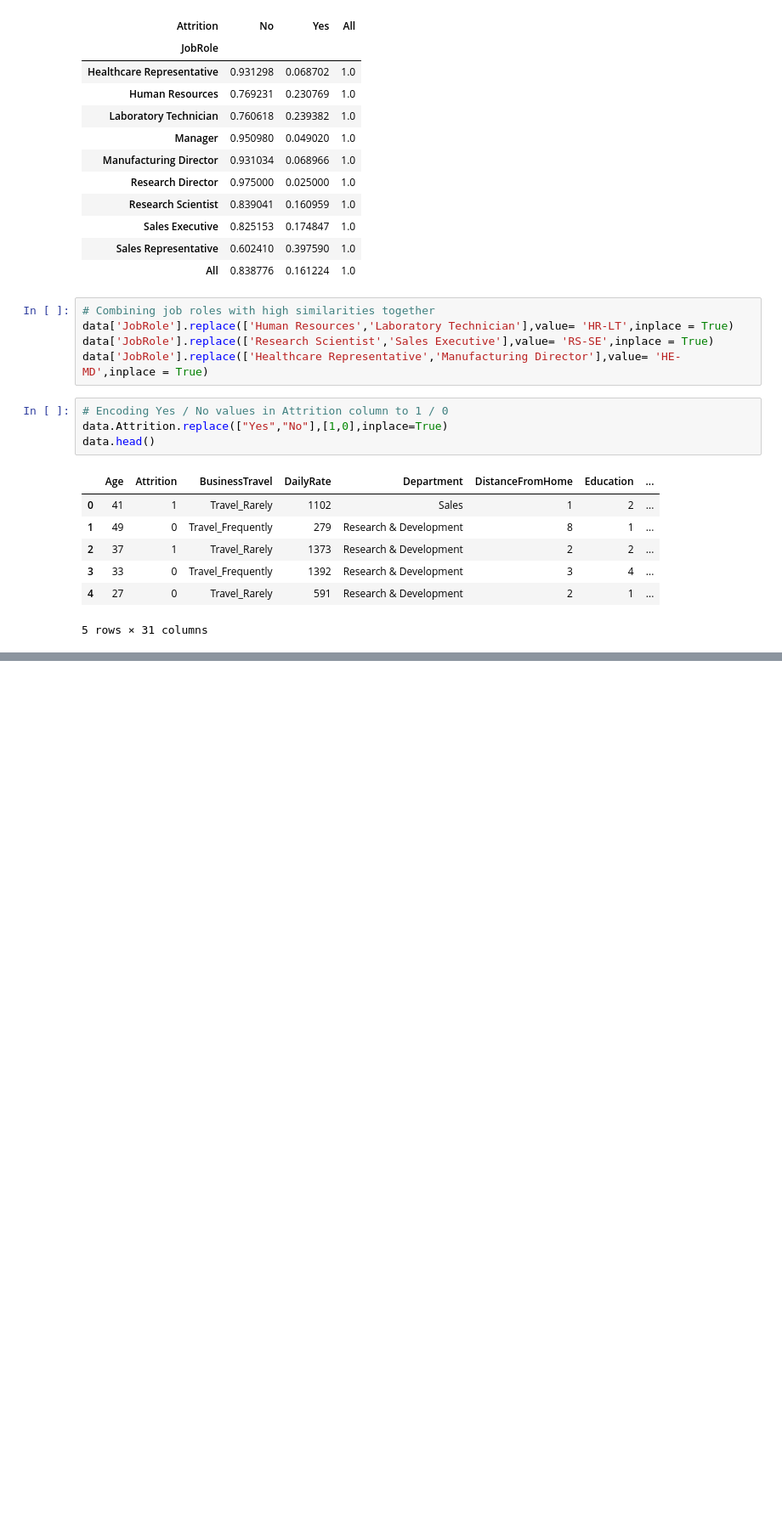
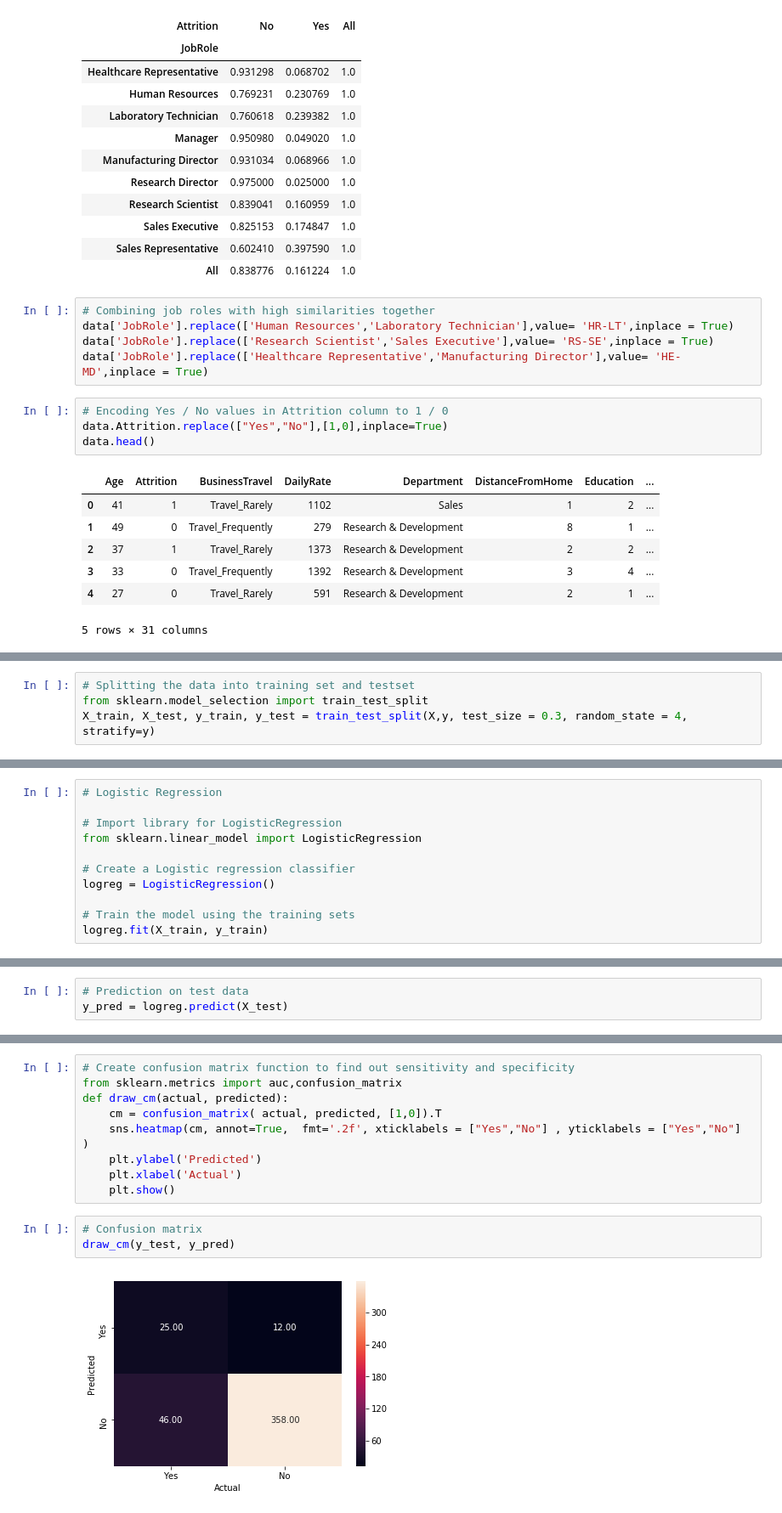
Before and after one commit to shreayan98c/IBM-HR-Analytics, a Jupyter notebook: Classification.ipynb, the cells around one changed output, grey strips where cells are left out. Shown at 85% size. Cells and saved outputs as stored; diff of their text form; blank space fills up the shorter version.

```diff
--- a/Classification.ipynb
+++ b/Classification.ipynb
@@ -226,0 +256,4 @@ data.head()
+# %%
+# Splitting the data into training set and testset
+from sklearn.model_selection import train_test_split
+X_train, X_test, y_train, y_test = train_test_split(X,y, test_size = 0.3, random_state = 4, stratify=y)
@@ -226,0 +282,11 @@ data.head()
+# %%
+# Logistic Regression
+
+# Import library for LogisticRegression
+from sklearn.linear_model import LogisticRegression
+
+# Create a Logistic regression classifier
+logreg = LogisticRegression()
+
+# Train the model using the training sets
+logreg.fit(X_train, y_train)
@@ -226,0 +298,3 @@ data.head()
+# %%
+# Prediction on test data
+y_pred = logreg.predict(X_test)
@@ -226,0 +311,14 @@ data.head()
+# %%
+# Create confusion matrix function to find out sensitivity and specificity
+from sklearn.metrics import auc,confusion_matrix
+def draw_cm(actual, predicted):
+    cm = confusion_matrix( actual, predicted, [1,0]).T
+    sns.heatmap(cm, annot=True,  fmt='.2f', xticklabels = ["Yes","No"] , yticklabels = ["Yes","No"] )
+    plt.ylabel('Predicted')
+    plt.xlabel('Actual')
+    plt.show()
+# %%
+# Confusion matrix
+draw_cm(y_test, y_pred)
+# %% [output]
+[figure, added]
```
Also changed, not shown: parts of 35 cells of this notebook.
